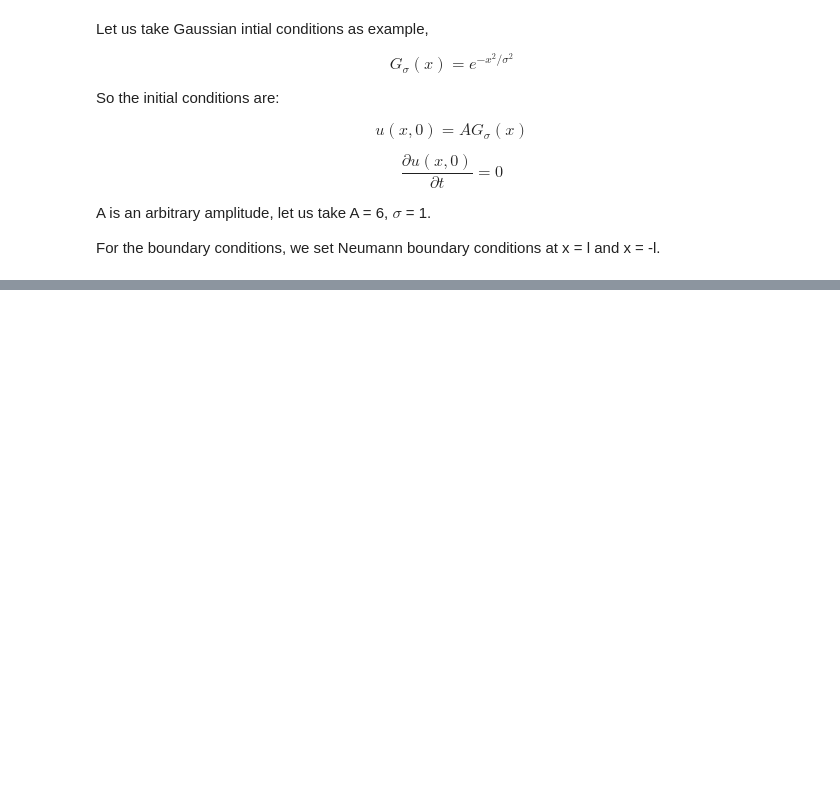
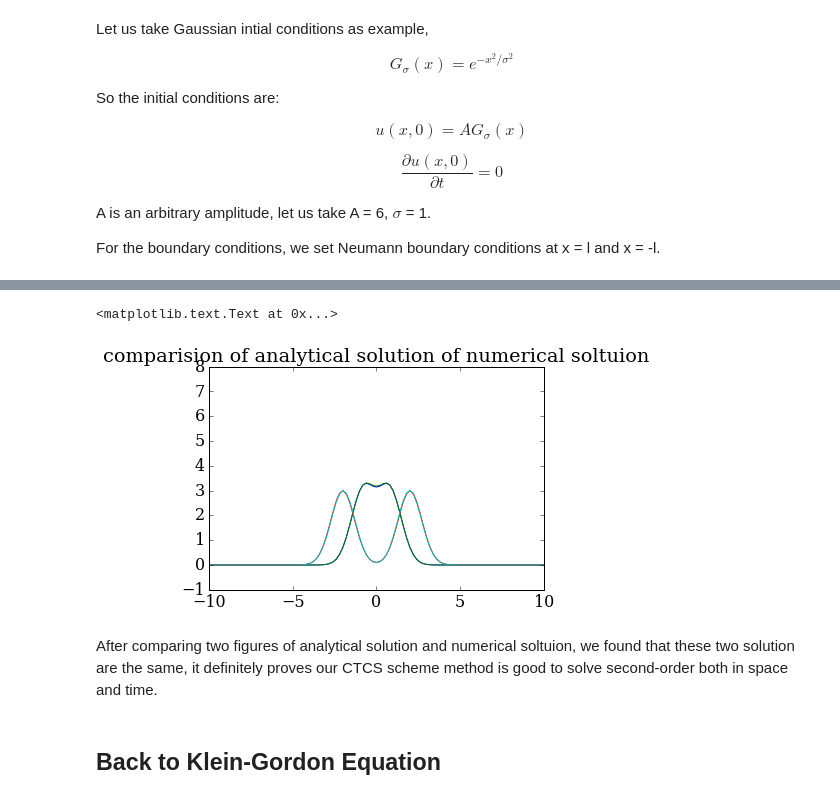
Before and after one commit to numerical-mooc/assignment-bank-2016, a Jupyter notebook: jiangtianliu/Wave_eqution_and_Klein-Gordon_equation.ipynb, the cells around one changed output, grey strips where cells are left out. Drawn from its saved outputs; the diff is of its cells as text; code cells hidden in the pictures; blank space fills up the shorter version.

```diff
--- a/jiangtianliu/Wave_eqution_and_Klein-Gordon_equation.ipynb
+++ b/jiangtianliu/Wave_eqution_and_Klein-Gordon_equation.ipynb
@@ -202,0 +238,15 @@ pyplot.ylim(-1,8)
+# %%
+pyplot.figure(figsize=(6,4))
+pyplot.plot(x,u_analytical[int(0.8/dt),:], label='analytical solution t=0.8')
+pyplot.plot(x,u_solution[int(0.8/dt),:], label='numerical solution t=0.8')
+pyplot.plot(x,u_analytical[int(2/dt),:], label='analytical solution')
+pyplot.plot(x,u_solution[int(2/dt),:], label='solution')
+pyplot.ylim(-1,8)
+pyplot.title('comparision of analytical solution of numerical soltuion')
+# %% [output]
+<matplotlib.text.Text at 0x...>
+[figure, added]
+# %% [markdown]
+After comparing two figures of analytical solution and numerical soltuion, we found that these two solution are the same, it definitely proves our CTCS scheme method is good to solve second-order both in space and time.
+# %% [markdown]
+## Back to Klein-Gordon Equation
```
Also changed, not shown: parts of 8 cells of this notebook.
